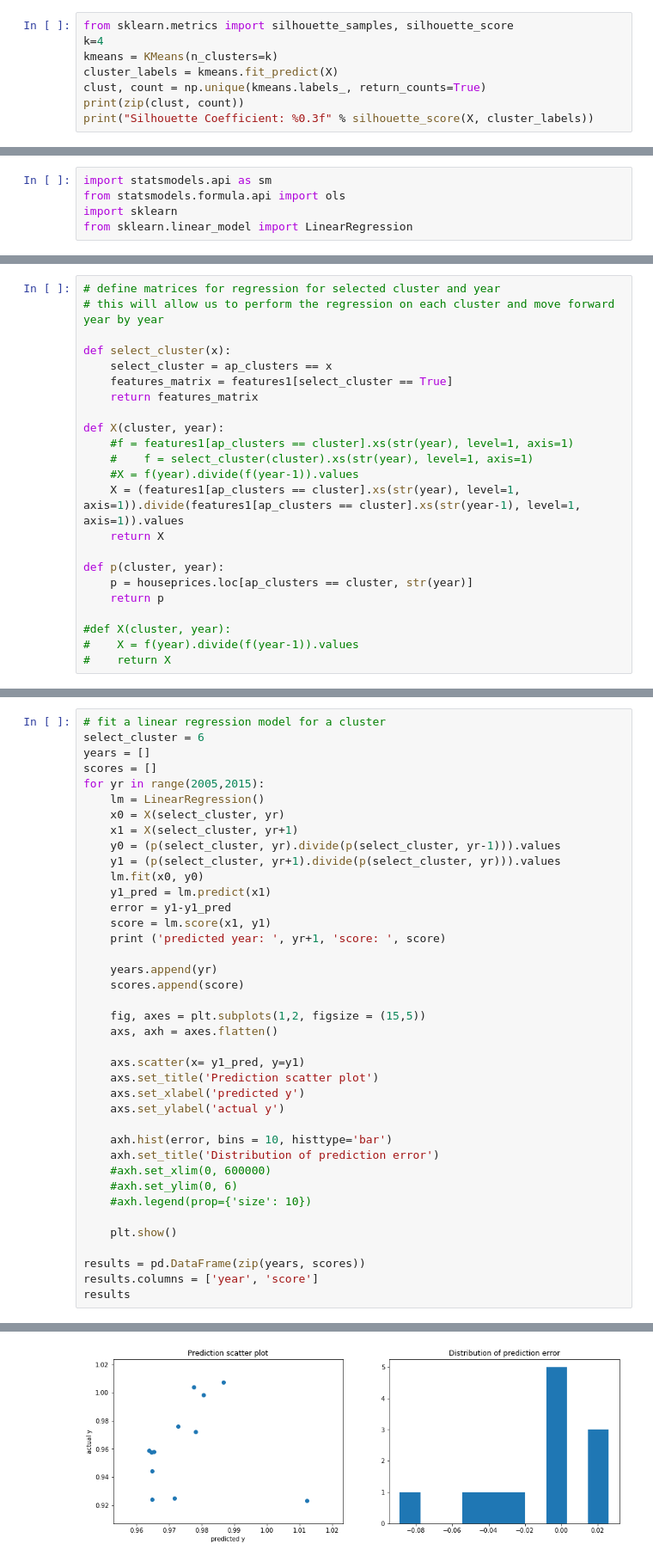
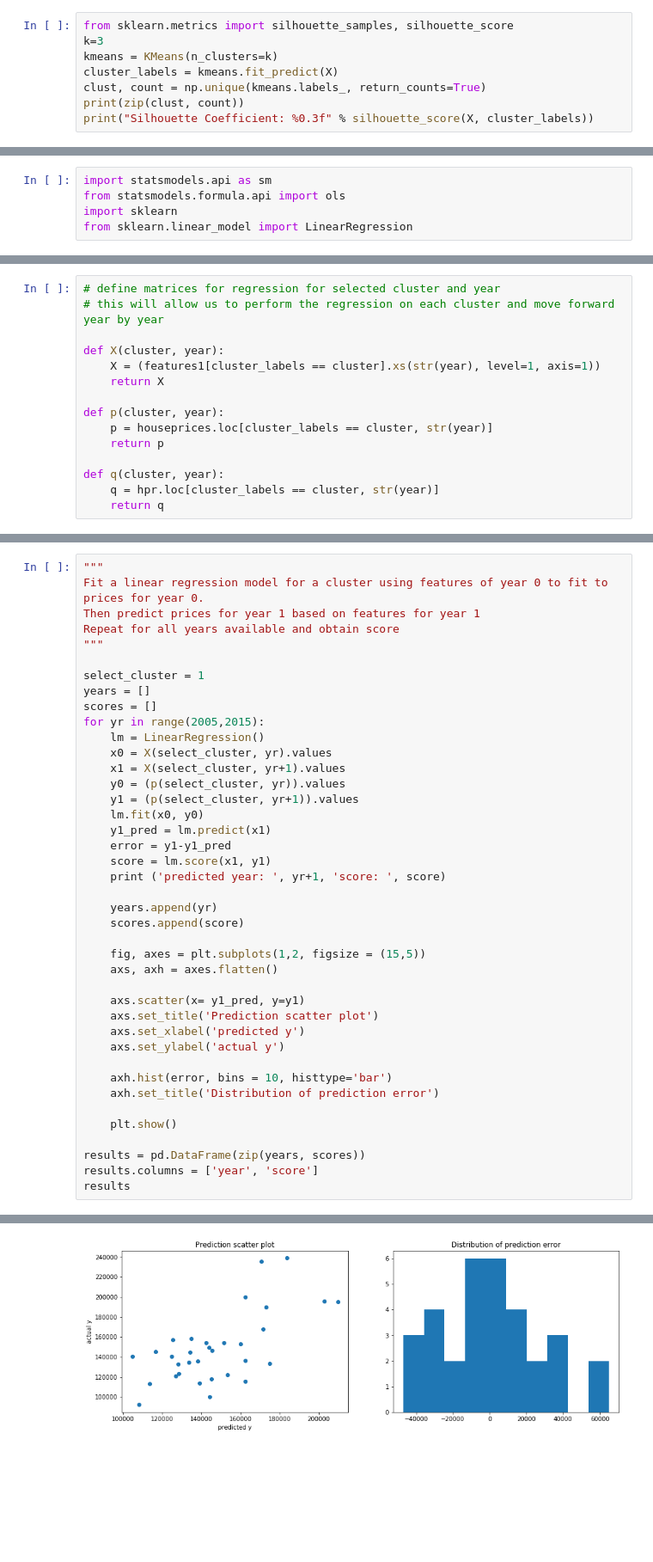
Before and after one commit to IvanTodorovic78/Capstone1, a Jupyter notebook: Capstone1 EDA and Visualizations.ipynb, the cells around one changed output, grey strips where cells are left out. Shown at 86% size. Saved outputs shown, nothing was run; the diff lists cells and outputs as text; blank space fills up the shorter version.

```diff
--- a/Capstone1 EDA and Visualizations.ipynb
+++ b/Capstone1 EDA and Visualizations.ipynb
@@ -759,6 +749,6 @@ plt.show()
 # %%
 from sklearn.metrics import silhouette_samples, silhouette_score
-k=4
+k=3
 kmeans = KMeans(n_clusters=k)
 cluster_labels = kmeans.fit_predict(X)
 clust, count = np.unique(kmeans.labels_, return_counts=True)
@@ -1127,22 +1062,14 @@ from sklearn.linear_model import LinearRegression
 # define matrices for regression for selected cluster and year
 # this will allow us to perform the regression on each cluster and move forward year by year
 
-def select_cluster(x):
-    select_cluster = ap_clusters == x
-    features_matrix = features1[select_cluster == True]
-    return features_matrix
-
 def X(cluster, year):
-    #f = features1[ap_clusters == cluster].xs(str(year), level=1, axis=1)
-    #    f = select_cluster(cluster).xs(str(year), level=1, axis=1)
-    #X = f(year).divide(f(year-1)).values
-    X = (features1[ap_clusters == cluster].xs(str(year), level=1, axis=1)).divide(features1[ap_clusters == cluster].xs(str(year-1), level=1, axis=1)).values
+    X = (features1[cluster_labels == cluster].xs(str(year), level=1, axis=1))
     return X
 
 def p(cluster, year):
-    p = houseprices.loc[ap_clusters == cluster, str(year)]
+    p = houseprices.loc[cluster_labels == cluster, str(year)]
     return p
 
-#def X(cluster, year):
-#    X = f(year).divide(f(year-1)).values
-#    return X
+def q(cluster, year):
+    q = hpr.loc[cluster_labels == cluster, str(year)]
+    return q
@@ -1149,14 +1078,19 @@ def p(cluster, year):
 # %%
-# fit a linear regression model for a cluster
-select_cluster = 6
+"""
+Fit a linear regression model for a cluster using features of year 0 to fit to prices for year 0.
+Then predict prices for year 1 based on features for year 1
+Repeat for all years available and obtain score
+"""
+
+select_cluster = 1
 years = []
 scores = []
 for yr in range(2005,2015):
     lm = LinearRegression()
-    x0 = X(select_cluster, yr)
-    x1 = X(select_cluster, yr+1)
-    y0 = (p(select_cluster, yr).divide(p(select_cluster, yr-1))).values
-    y1 = (p(select_cluster, yr+1).divide(p(select_cluster, yr))).values
+    x0 = X(select_cluster, yr).values
+    x1 = X(select_cluster, yr+1).values
+    y0 = (p(select_cluster, yr)).values
+    y1 = (p(select_cluster, yr+1)).values
     lm.fit(x0, y0)
     y1_pred = lm.predict(x1)
     error = y1-y1_pred
@@ -1176,9 +1110,6 @@ for yr in range(2005,2015):
 
     axh.hist(error, bins = 10, histtype='bar')
     axh.set_title('Distribution of prediction error')
-    #axh.set_xlim(0, 600000)
-    #axh.set_ylim(0, 6)
-    #axh.legend(prop={'size': 10})
 
     plt.show()
 
@@ -1196 +1127 @@ results
-[figure, old version]
+[figure, new version]
```
Also changed, not shown: parts of 57 cells of this notebook.
